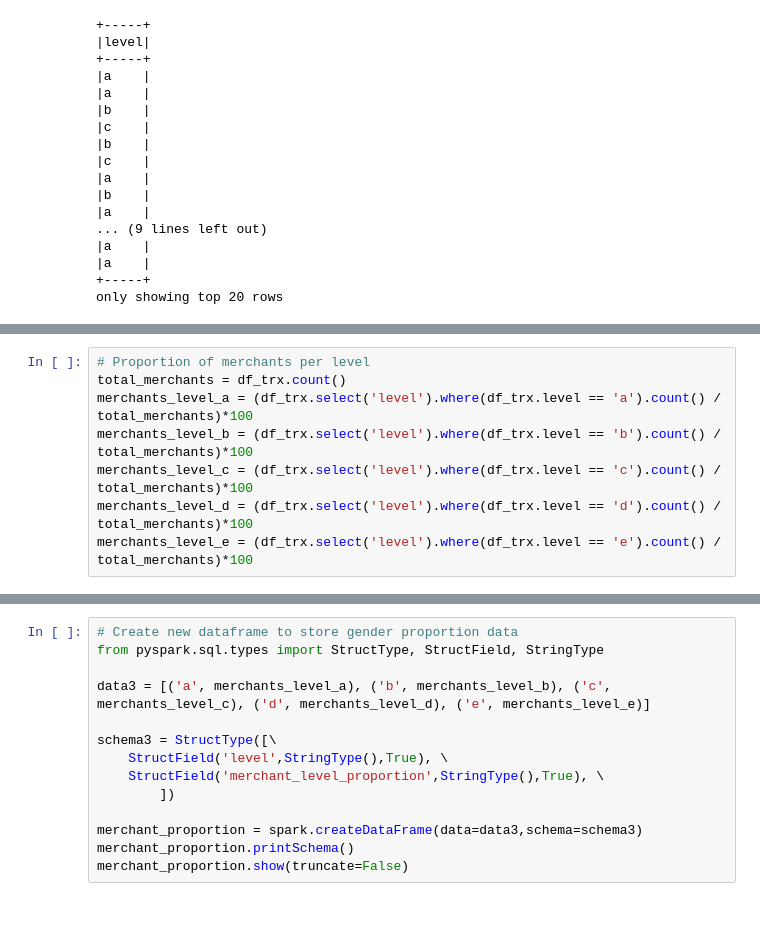
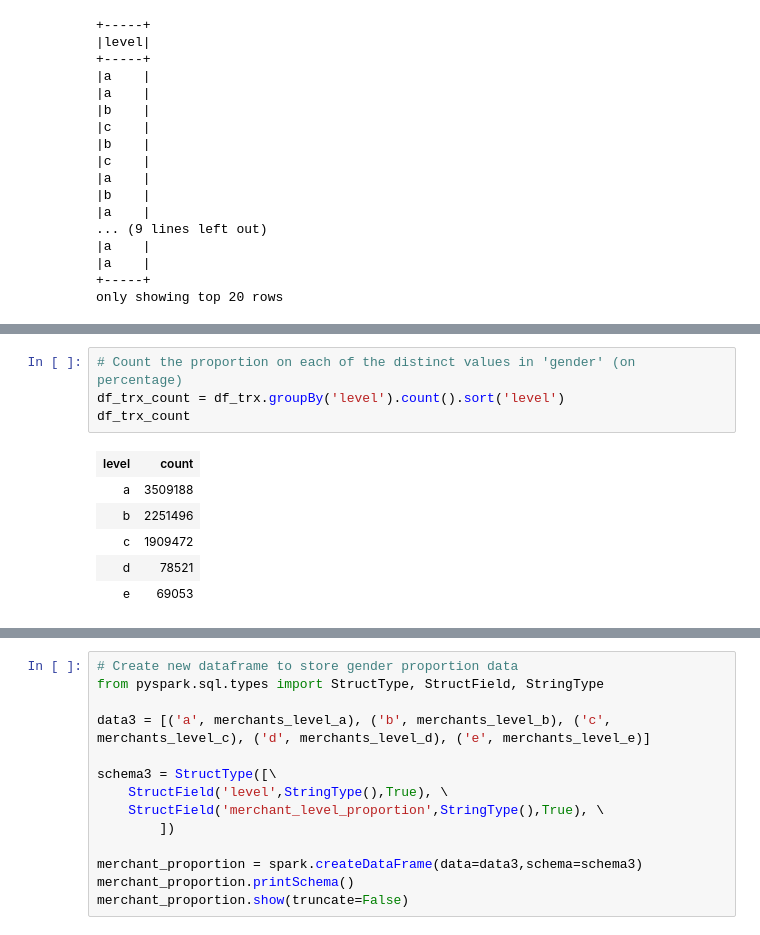
Before and after one commit to MAST30034-Applied-Data-Science/generic-buy-now-pay-later-project-group-11, a Jupyter notebook: notebooks/demographic_analysis.ipynb, the cells around one changed output, grey strips where cells are left out. Cells and saved outputs as stored; diff of their text form.

```diff
--- a/notebooks/demographic_analysis.ipynb
+++ b/notebooks/demographic_analysis.ipynb
@@ -161,11 +169,14 @@ df_trx.select('level').distinct().show()
 |    b|
 |    a|
 +-----+
-# %%
-# Proportion of merchants per level
-total_merchants = df_trx.count()
-merchants_level_a = (df_trx.select('level').where(df_trx.level == 'a').count() / total_merchants)*100
-merchants_level_b = (df_trx.select('level').where(df_trx.level == 'b').count() / total_merchants)*100
-merchants_level_c = (df_trx.select('level').where(df_trx.level == 'c').count() / total_merchants)*100
-merchants_level_d = (df_trx.select('level').where(df_trx.level == 'd').count() / total_merchants)*100
-merchants_level_e = (df_trx.select('level').where(df_trx.level == 'e').count() / total_merchants)*100
+# %%
+# Count the proportion on each of the distinct values in 'gender' (on percentage)
+df_trx_count = df_trx.groupBy('level').count().sort('level')
+df_trx_count
+# %% [output]
+| level | count |
+| a | 3509188 |
+| b | 2251496 |
+| c | 1909472 |
+| d | 78521 |
+| e | 69053 |
```
Also changed, not shown: parts of 21 cells of this notebook.
